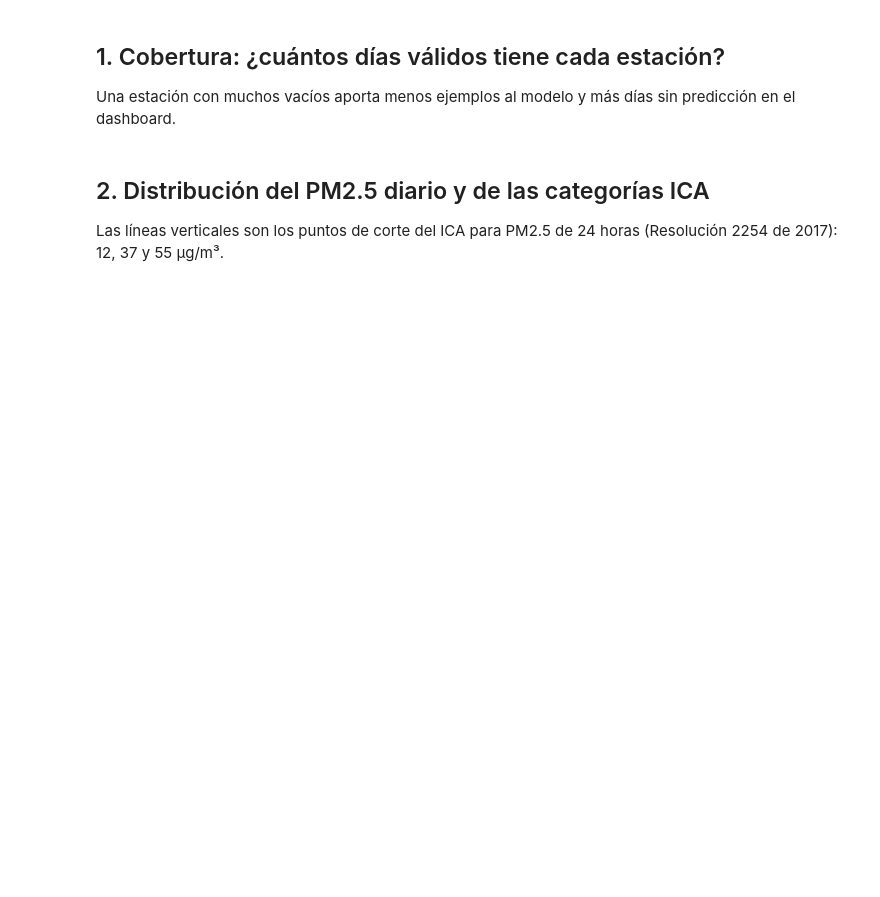
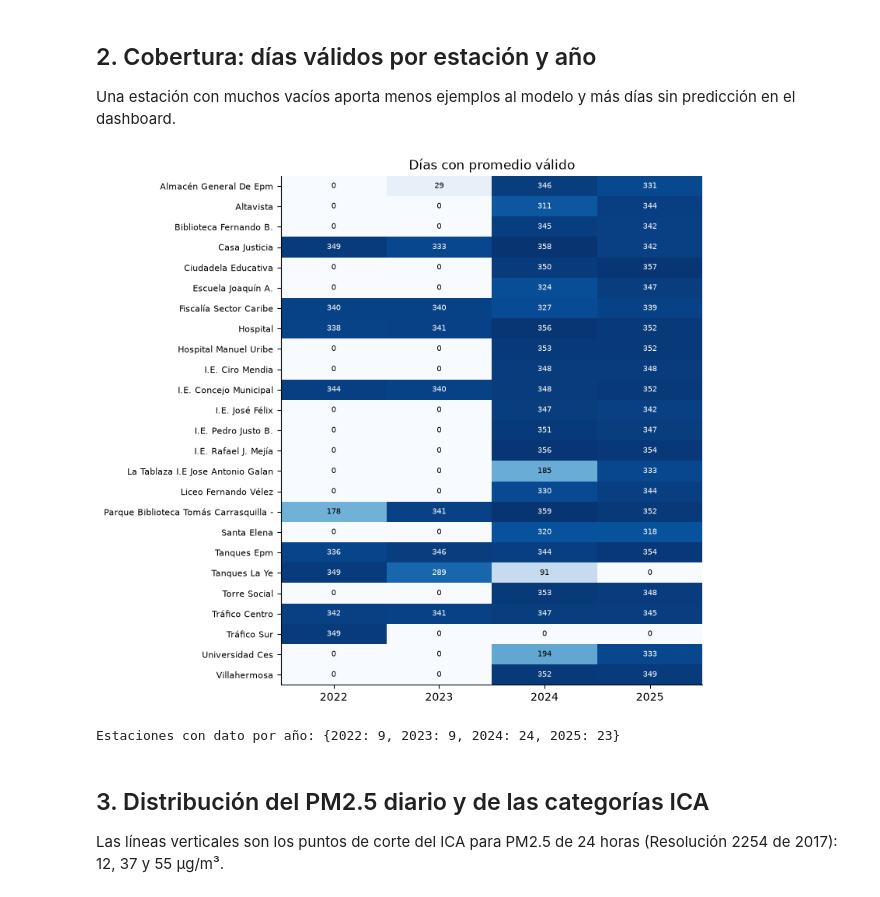
Before and after one commit to jjgarciau/agente-IA-calidad-del-aire, a Jupyter notebook: notebooks/01_eda.ipynb, the cells around one changed output. Saved outputs shown, nothing was run; the diff lists cells and outputs as text; code cells hidden in the pictures; blank space fills up the shorter version.

```diff
--- a/notebooks/01_eda.ipynb
+++ b/notebooks/01_eda.ipynb
@@ -28,4 +89,4 @@ diario.head()
 # %% [markdown]
-## 1. Cobertura: ¿cuántos días válidos tiene cada estación?
+## 2. Cobertura: días válidos por estación y año
 
 Una estación con muchos vacíos aporta menos ejemplos al modelo y más días sin predicción en el dashboard.
@@ -39,5 +93,21 @@ estaciones[["estacion", "municipio", "dias_validos", "primer_dia", "ultimo_dia"]
+# %%
+cobertura = diario.pivot_table(index="estacion", columns=diario["fecha"].dt.year, values="pm25", aggfunc="size", fill_value=0)
+fig, ax = plt.subplots(figsize=(7, 0.3 * len(cobertura) + 1))
+im = ax.imshow(cobertura.to_numpy(), cmap="Blues", aspect="auto", vmin=0, vmax=366)
+ax.set_xticks(range(cobertura.shape[1])); ax.set_xticklabels(cobertura.columns)
+ax.set_yticks(range(len(cobertura))); ax.set_yticklabels([e.title()[:38] for e in cobertura.index], fontsize=8)
+for i in range(cobertura.shape[0]):
+    for j in range(cobertura.shape[1]):
+        v = cobertura.iat[i, j]
+        ax.text(j, i, v, ha="center", va="center", fontsize=7, color="white" if v > 200 else "black")
+ax.grid(False); ax.set_title("Días con promedio válido")
+plt.show()
+print("Estaciones con dato por año:", (cobertura > 0).sum().to_dict())
+# %% [output]
+[figure, added]
+Estaciones con dato por año: {2022: 9, 2023: 9, 2024: 24, 2025: 23}
 # %% [markdown]
-## 2. Distribución del PM2.5 diario y de las categorías ICA
+## 3. Distribución del PM2.5 diario y de las categorías ICA
 
 Las líneas verticales son los puntos de corte del ICA para PM2.5 de 24 horas (Resolución 2254 de 2017): 12, 37 y 55 µg/m³.
 # %%
```
Also changed, not shown: parts of 19 cells of this notebook, 1 other file.
